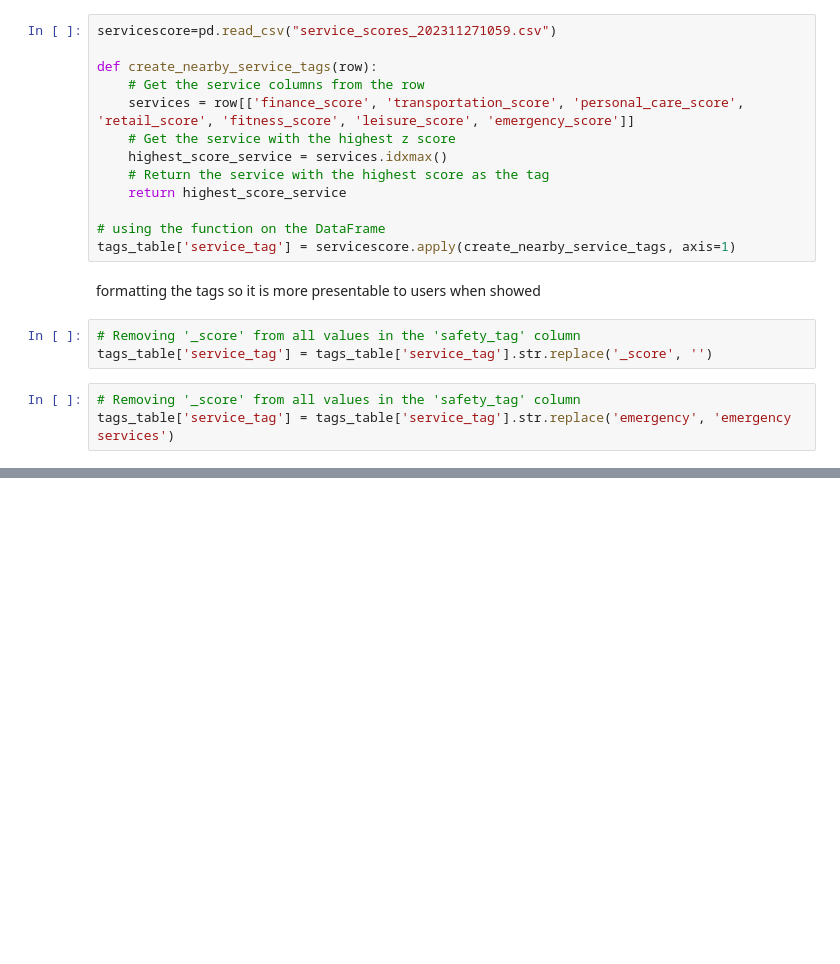
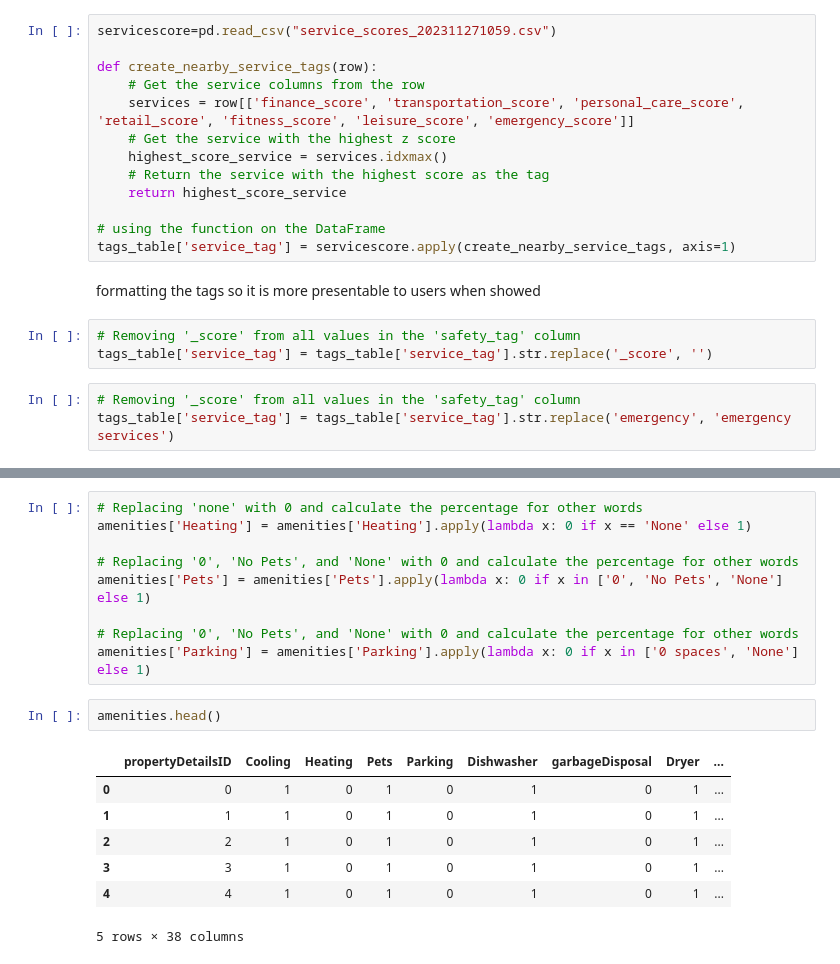
Before and after one commit to oisintheginger/mscfinalproject, a Jupyter notebook: Documents/Stephen_Workspace/Tagging System.ipynb, the cells around one changed output, grey strips where cells are left out. Saved outputs shown, nothing was run; the diff lists cells and outputs as text; blank space fills up the shorter version.

```diff
--- a/Documents/Stephen_Workspace/Tagging System.ipynb
+++ b/Documents/Stephen_Workspace/Tagging System.ipynb
@@ -200,0 +234,19 @@ tags_table['service_tag'] = tags_table['service_tag'].str.replace('emergency', '
+# %%
+# Replacing 'none' with 0 and calculate the percentage for other words
+amenities['Heating'] = amenities['Heating'].apply(lambda x: 0 if x == 'None' else 1)
+
+# Replacing '0', 'No Pets', and 'None' with 0 and calculate the percentage for other words
+amenities['Pets'] = amenities['Pets'].apply(lambda x: 0 if x in ['0', 'No Pets', 'None'] else 1)
+
+# Replacing '0', 'No Pets', and 'None' with 0 and calculate the percentage for other words
+amenities['Parking'] = amenities['Parking'].apply(lambda x: 0 if x in ['0 spaces', 'None'] else 1)
+# %%
+amenities.head()
+# %% [output]
+|  | propertyDetailsID | Cooling | Heating | Pets | Parking | Dishwasher | garbageDisposal | Dryer | ... |
+| 0 | 0 | 1 | 0 | 1 | 0 | 1 | 0 | 1 | ... |
+| 1 | 1 | 1 | 0 | 1 | 0 | 1 | 0 | 1 | ... |
+| 2 | 2 | 1 | 0 | 1 | 0 | 1 | 0 | 1 | ... |
+| 3 | 3 | 1 | 0 | 1 | 0 | 1 | 0 | 1 | ... |
+| 4 | 4 | 1 | 0 | 1 | 0 | 1 | 0 | 1 | ... |
+5 rows × 38 columns
```
Also changed, not shown: parts of 10 cells of this notebook.
